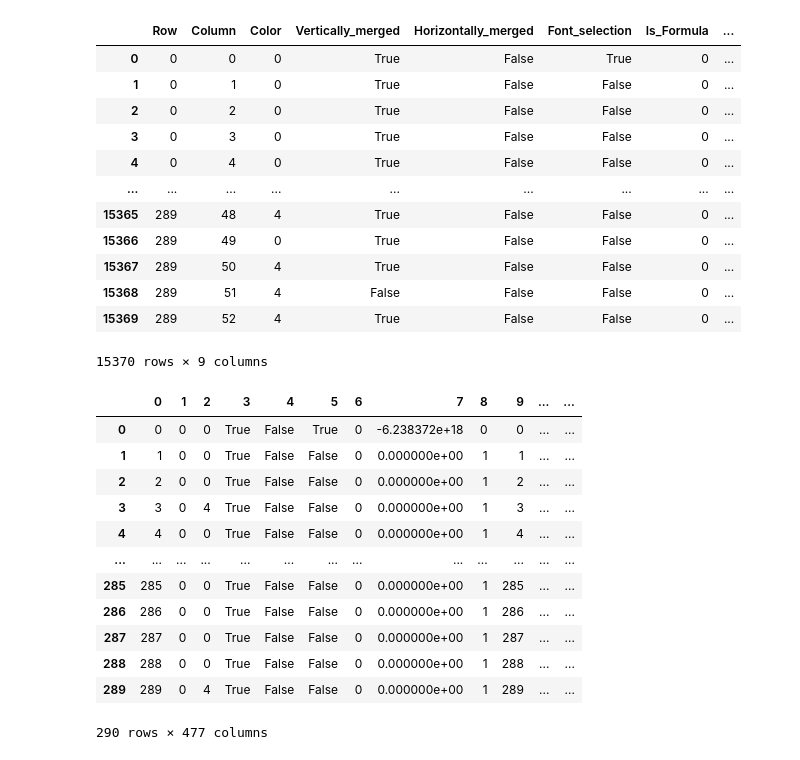
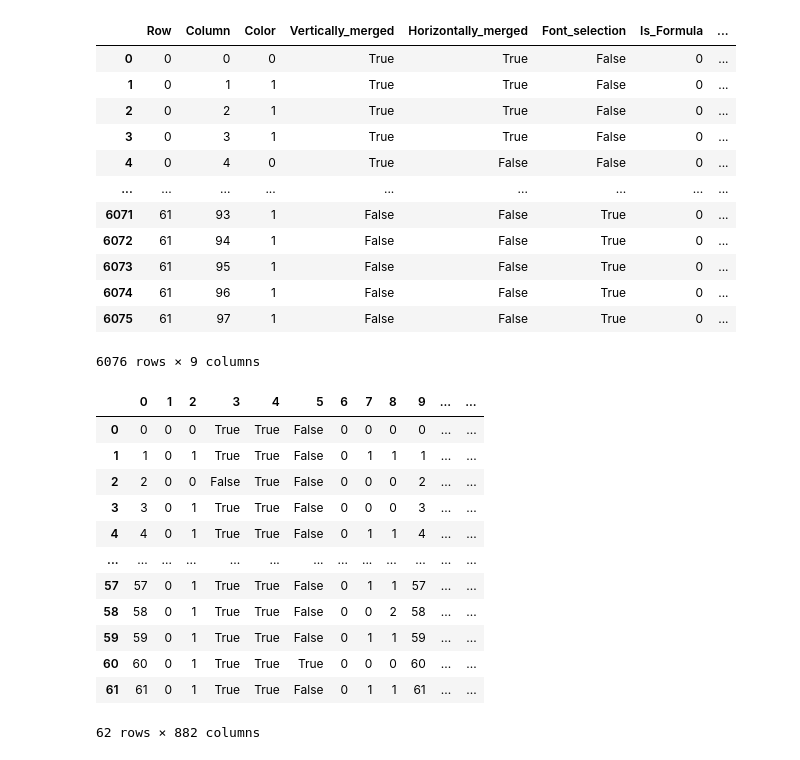
Before and after one commit to Industrial-AI-Research-Lab/documentor, a Jupyter notebook: notebooks/string_attributes.ipynb, the cells around one changed output. Cells and saved outputs as stored; diff of their text form; code cells hidden in the pictures.

```diff
--- a/notebooks/string_attributes.ipynb
+++ b/notebooks/string_attributes.ipynb
@@ -3,6 +3,6 @@ import numpy as np
 import pandas as pd
 from datetime import datetime, time
 # %%
-new_df = pd.read_excel('processed_tables/new_D1.xlsx', sheet_name='Sheet1', index_col='Unnamed: 0')
+new_df = pd.read_excel('processed_tables/new_resources.xlsx', sheet_name='Sheet1', index_col='Unnamed: 0')
 new_df
 # %% [output]
@@ -28,8 +28,8 @@ ndf['Vertically_merged'] = new_df['Vertically_merged']
 ndf['Horizontally_merged'] = new_df['Horizontally_merged']
 ndf['Font_selection'] = new_df['Font_selection']
 ndf['Is_Formula'] = new_df['Is_Formula']
-ndf['Start_content'] = new_df['Start_content']
 ndf['Type'] = new_df['Type']
+ndf['Font_color'] = new_df['Font_color']
 # %%
 r = ndf['Row'].iloc[0]
 c = ndf['Column'].iloc[0]
@@ -38,29 +38,31 @@ ndf['Column'] -= c
 # %%
 ndf["Color"] = pd.factorize(ndf["Color"])[0]
 ndf["Type"] = pd.factorize(ndf["Type"])[0]
-cont = []
-for i in ndf['Start_content']:
-    a = type(i)
-    if isinstance(i, str) or isinstance(i, datetime) or isinstance(i, time):
-        cont.append(hash(i))
-    else:
-        cont.append(i)
-ndf['Start_content'] = cont
+ndf["Font_color"] = pd.factorize(ndf["Font_color"])[0]
+ndf.reset_index(drop= True , inplace= True )
+# cont = []
+# for i in ndf['Start_content']:
+#     a = type(i)
+#     if isinstance(i, str) or isinstance(i, datetime) or isinstance(i, time):
+#         cont.append(hash(i))
+#     else:
+#         cont.append(i)
+# ndf['Start_content'] = cont
 ndf
 # %% [output]
 |  | Row | Column | Color | Vertically_merged | Horizontally_merged | Font_selection | Is_Formula | ... |
-| 0 | 0 | 0 | 0 | True | False | True | 0 | ... |
-| 1 | 0 | 1 | 0 | True | False | False | 0 | ... |
-| 2 | 0 | 2 | 0 | True | False | False | 0 | ... |
-| 3 | 0 | 3 | 0 | True | False | False | 0 | ... |
+| 0 | 0 | 0 | 0 | True | True | False | 0 | ... |
+| 1 | 0 | 1 | 1 | True | True | False | 0 | ... |
+| 2 | 0 | 2 | 1 | True | True | False | 0 | ... |
+| 3 | 0 | 3 | 1 | True | True | False | 0 | ... |
 | 4 | 0 | 4 | 0 | True | False | False | 0 | ... |
 | ... | ... | ... | ... | ... | ... | ... | ... | ... |
-| 15365 | 289 | 48 | 4 | True | False | False | 0 | ... |
-| 15366 | 289 | 49 | 0 | True | False | False | 0 | ... |
-| 15367 | 289 | 50 | 4 | True | False | False | 0 | ... |
-| 15368 | 289 | 51 | 4 | False | False | False | 0 | ... |
-| 15369 | 289 | 52 | 4 | True | False | False | 0 | ... |
+| 6071 | 61 | 93 | 1 | False | False | True | 0 | ... |
+| 6072 | 61 | 94 | 1 | False | False | True | 0 | ... |
+| 6073 | 61 | 95 | 1 | False | False | True | 0 | ... |
+| 6074 | 61 | 96 | 1 | False | False | True | 0 | ... |
+| 6075 | 61 | 97 | 1 | False | False | True | 0 | ... |
-15370 rows × 9 columns
+6076 rows × 9 columns
 # %%
 arr = np.empty((ndf.tail(1)['Row'].iloc[0]+1, ndf.tail(1)['Column'].iloc[0]+1), dtype="object")
 # %%
@@ -80,18 +82,18 @@ df = df.fillna(0)
 df
 # %% [output]
 |  | 0 | 1 | 2 | 3 | 4 | 5 | 6 | 7 | 8 | 9 | ... | ... |
-| 0 | 0 | 0 | 0 | True | False | True | 0 | -6.238372e+18 | 0 | 0 | ... | ... |
-| 1 | 1 | 0 | 0 | True | False | False | 0 | 0.000000e+00 | 1 | 1 | ... | ... |
-| 2 | 2 | 0 | 0 | True | False | False | 0 | 0.000000e+00 | 1 | 2 | ... | ... |
-| 3 | 3 | 0 | 4 | True | False | False | 0 | 0.000000e+00 | 1 | 3 | ... | ... |
-| 4 | 4 | 0 | 0 | True | False | False | 0 | 0.000000e+00 | 1 | 4 | ... | ... |
+| 0 | 0 | 0 | 0 | True | True | False | 0 | 0 | 0 | 0 | ... | ... |
+| 1 | 1 | 0 | 1 | True | True | False | 0 | 1 | 1 | 1 | ... | ... |
+| 2 | 2 | 0 | 0 | False | True | False | 0 | 0 | 0 | 2 | ... | ... |
+| 3 | 3 | 0 | 1 | True | True | False | 0 | 0 | 0 | 3 | ... | ... |
+| 4 | 4 | 0 | 1 | True | True | False | 0 | 1 | 1 | 4 | ... | ... |
 | ... | ... | ... | ... | ... | ... | ... | ... | ... | ... | ... | ... | ... |
-| 285 | 285 | 0 | 0 | True | False | False | 0 | 0.000000e+00 | 1 | 285 | ... | ... |
-| 286 | 286 | 0 | 0 | True | False | False | 0 | 0.000000e+00 | 1 | 286 | ... | ... |
-| 287 | 287 | 0 | 0 | True | False | False | 0 | 0.000000e+00 | 1 | 287 | ... | ... |
-| 288 | 288 | 0 | 0 | True | False | False | 0 | 0.000000e+00 | 1 | 288 | ... | ... |
-| 289 | 289 | 0 | 4 | True | False | False | 0 | 0.000000e+00 | 1 | 289 | ... | ... |
+| 57 | 57 | 0 | 1 | True | True | False | 0 | 1 | 1 | 57 | ... | ... |
+| 58 | 58 | 0 | 1 | True | True | False | 0 | 0 | 2 | 58 | ... | ... |
+| 59 | 59 | 0 | 1 | True | True | False | 0 | 1 | 1 | 59 | ... | ... |
+| 60 | 60 | 0 | 1 | True | True | True | 0 | 0 | 0 | 60 | ... | ... |
+| 61 | 61 | 0 | 1 | True | True | False | 0 | 1 | 1 | 61 | ... | ... |
-290 rows × 477 columns
+62 rows × 882 columns
 # %%
 from sklearn.cluster import AgglomerativeClustering, DBSCAN, OPTICS, KMeans, SpectralClustering
 # %%
```
Also changed, not shown: parts of 8 cells of this notebook, 1 other file.
